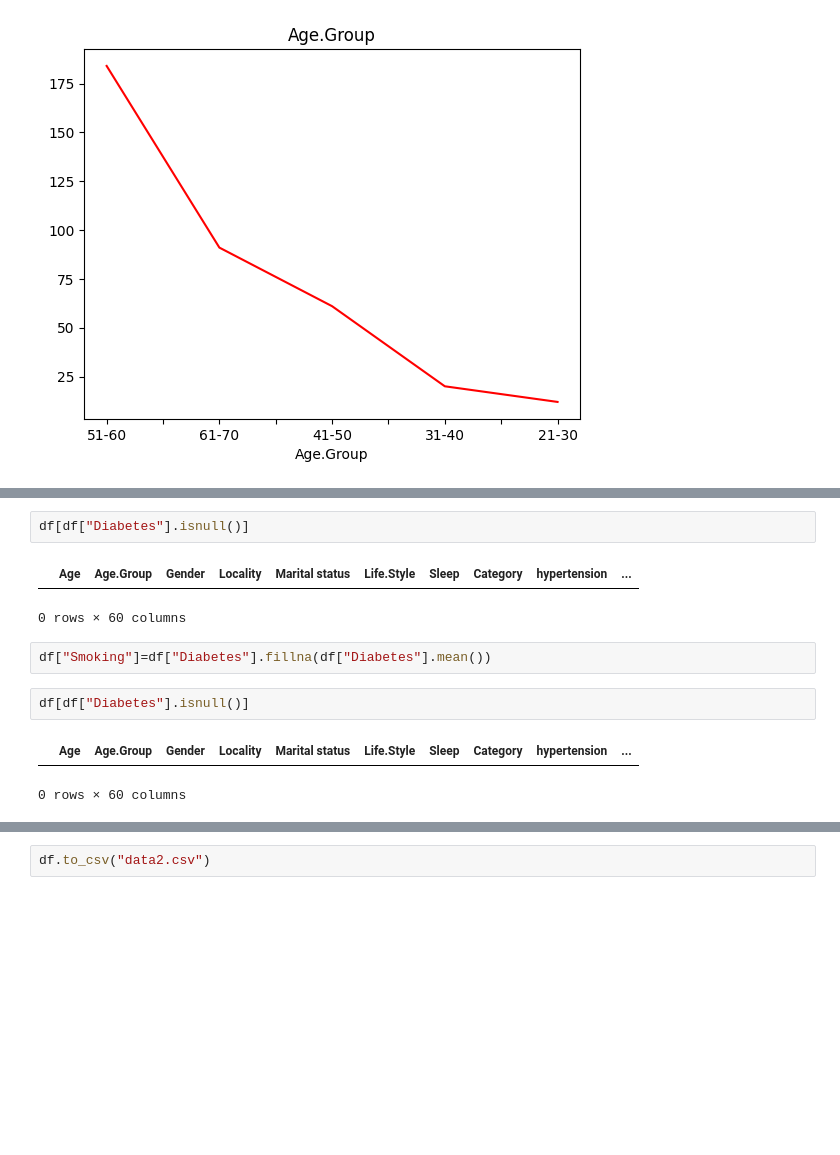
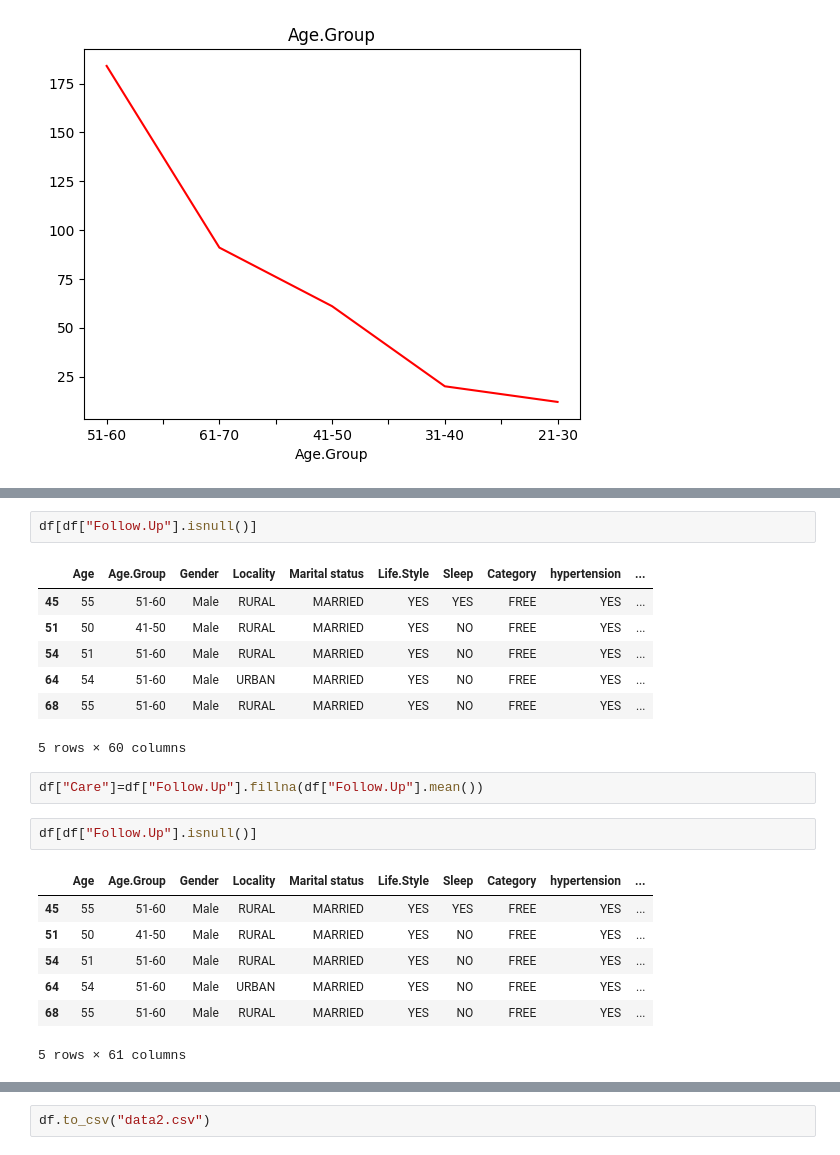
Before and after one commit to areeba-18/PF_FINAL_PROJECT, a Jupyter notebook: pf final project ipynb.ipynb, the cells around one changed output, grey strips where cells are left out. Drawn from its saved outputs; the diff is of its cells as text; blank space fills up the shorter version.

```diff
--- a/pf final project ipynb.ipynb
+++ b/pf final project ipynb.ipynb
@@ -212,16 +209,26 @@ Follow.Up
 dtype: int64
 # %%
-df[df["Diabetes"].isnull()]
+df[df["Follow.Up"].isnull()]
 # %% [output]
 |  | Age | Age.Group | Gender | Locality | Marital status | Life.Style | Sleep | Category | hypertension | ... |
+| 45 | 55 | 51-60 | Male | RURAL | MARRIED | YES | YES | FREE | YES | ... |
+| 51 | 50 | 41-50 | Male | RURAL | MARRIED | YES | NO | FREE | YES | ... |
+| 54 | 51 | 51-60 | Male | RURAL | MARRIED | YES | NO | FREE | YES | ... |
+| 64 | 54 | 51-60 | Male | URBAN | MARRIED | YES | NO | FREE | YES | ... |
+| 68 | 55 | 51-60 | Male | RURAL | MARRIED | YES | NO | FREE | YES | ... |
-0 rows × 60 columns
+5 rows × 60 columns
 # %%
-df["Smoking"]=df["Diabetes"].fillna(df["Diabetes"].mean())
+df["Care"]=df["Follow.Up"].fillna(df["Follow.Up"].mean())
 # %%
-df[df["Diabetes"].isnull()]
+df[df["Follow.Up"].isnull()]
 # %% [output]
 |  | Age | Age.Group | Gender | Locality | Marital status | Life.Style | Sleep | Category | hypertension | ... |
+| 45 | 55 | 51-60 | Male | RURAL | MARRIED | YES | YES | FREE | YES | ... |
+| 51 | 50 | 41-50 | Male | RURAL | MARRIED | YES | NO | FREE | YES | ... |
+| 54 | 51 | 51-60 | Male | RURAL | MARRIED | YES | NO | FREE | YES | ... |
+| 64 | 54 | 51-60 | Male | URBAN | MARRIED | YES | NO | FREE | YES | ... |
+| 68 | 55 | 51-60 | Male | RURAL | MARRIED | YES | NO | FREE | YES | ... |
-0 rows × 60 columns
+5 rows × 61 columns
 # %%
 df.groupby("Gender").describe()
 # %% [output]
```
Also changed, not shown: parts of 6 cells of this notebook, 3 other files.
